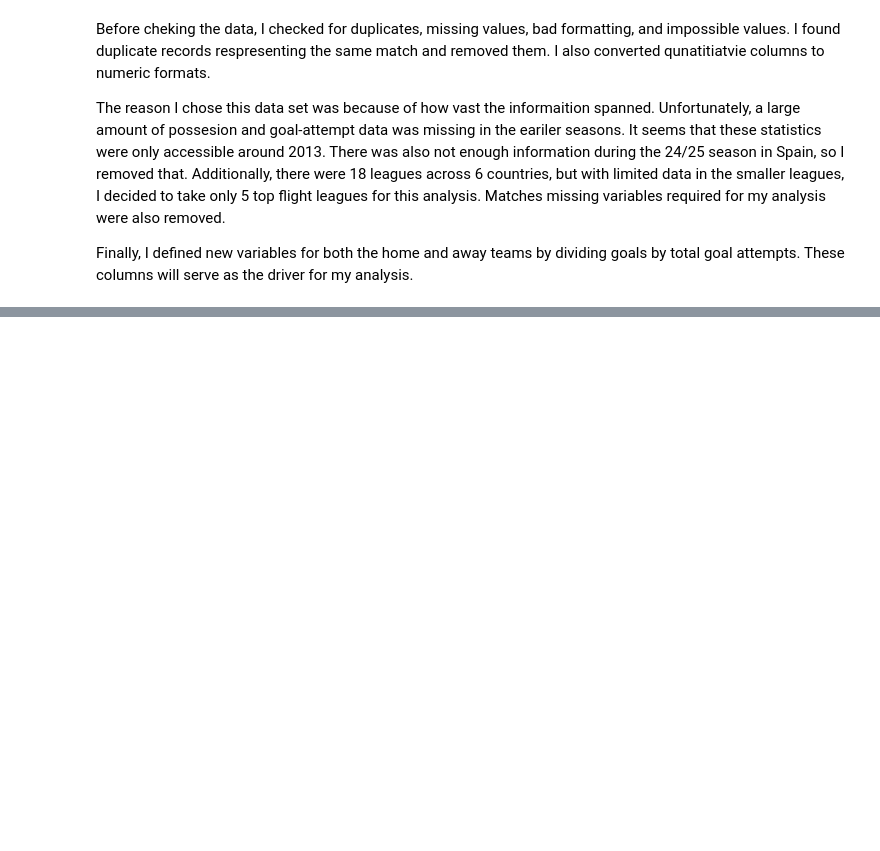
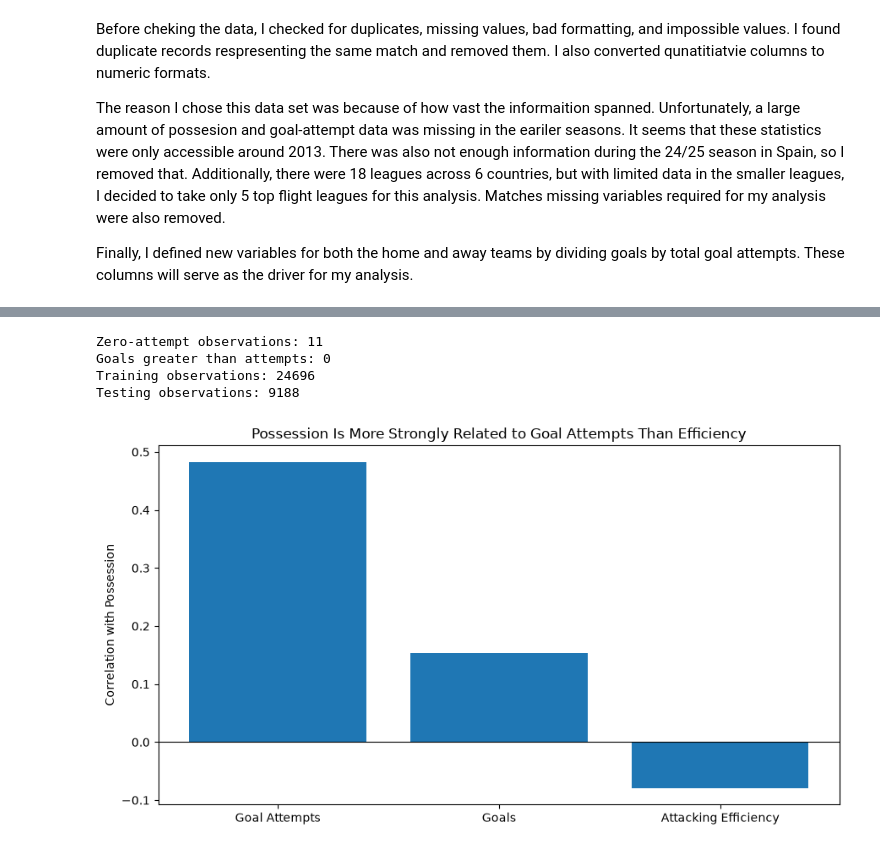
Before and after one commit to xandermurthwaite03-cloud/Soccer_Data, a Jupyter notebook: Code.ipynb, the cells around one changed output, grey strips where cells are left out. Drawn from its saved outputs; the diff is of its cells as text; code cells hidden in the pictures; blank space fills up the shorter version.

```diff
--- a/Code.ipynb
+++ b/Code.ipynb
@@ -857,0 +1273,14 @@ Finally, I defined new variables for both the home and away teams by dividing go
+# %%
+print("Zero-attempt observations:",
+      (team_matches['attempts'] == 0).sum())
+
+print("Goals greater than attempts:",
+      (team_matches['goals'] > team_matches['attempts']).sum())
+
+print("Training observations:", len(train_attempts))
+print("Testing observations:", len(test_attempts))
+# %% [output]
+Zero-attempt observations: 11
+Goals greater than attempts: 0
+Training observations: 24696
+Testing observations: 9188
@@ -857,0 +1289,16 @@ Finally, I defined new variables for both the home and away teams by dividing go
+# %%
+metrics = ['Goal Attempts', 'Goals', 'Attacking Efficiency']
+correlations = [0.483, 0.153, -0.079]
+
+plt.figure(figsize=(9, 5))
+plt.bar(metrics, correlations)
+plt.axhline(0, color='black', linewidth=0.8)
+
+plt.ylabel('Correlation with Possession')
+plt.title('Possession Is More Strongly Related to Goal Attempts Than Efficiency')
+
+plt.tight_layout()
+plt.savefig('chart1.png', dpi=300, bbox_inches='tight')
+plt.show()
+# %% [output]
+[figure, added]
```
Also changed, not shown: parts of 14 cells of this notebook, 3 other files.
